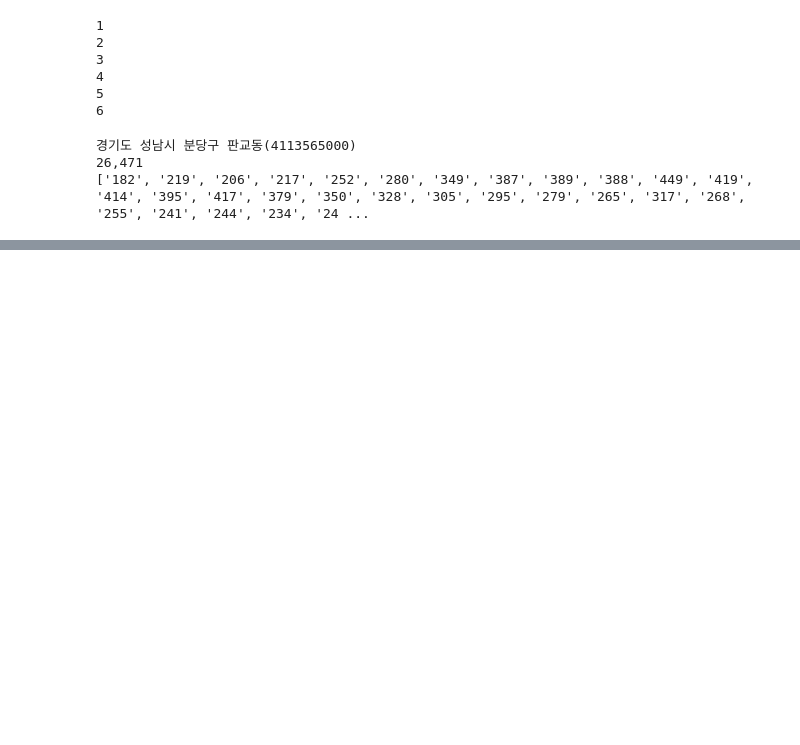
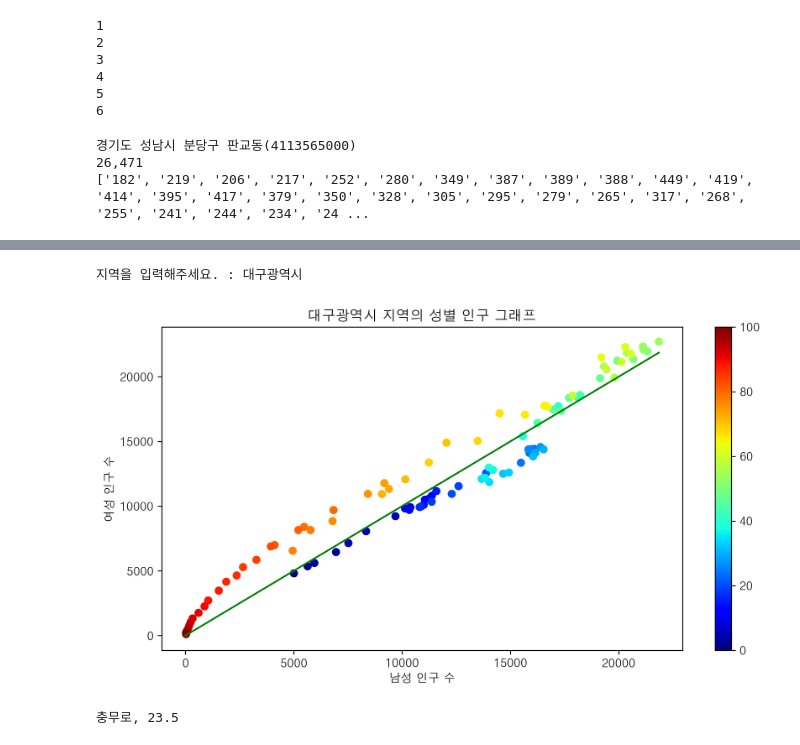
Before and after one commit to SoongMoo/hk_AI-RPA, a Jupyter notebook: python/06_data_analysis.ipynb, the cells around one changed output, grey strips where cells are left out. Cells and saved outputs as stored; diff of their text form; code cells hidden in the pictures; blank space fills up the shorter version.

```diff
--- a/python/06_data_analysis.ipynb
+++ b/python/06_data_analysis.ipynb
@@ -1261,0 +1239,61 @@ plt.show()
+# %%
+import csv
+import matplotlib.pyplot as plt
+import matplotlib as mpl
+name = input("지역을 입력해주세요. : ")
+f = open("gender.csv")
+data = csv.reader(f)
+m = []
+f = []
+for row in data:
+    if name in row[0]:
+        for idx in range(101):
+            m.append(int(row[idx + 3].replace(",","")))
+            f.append(int(row[idx + 106].replace(",","")))
+#print(m)
+#print(f)
+font_name = mpl.font_manager.FontProperties(fname="C:\Windows\Fonts\H2GTRM.TTF").get_name()
+plt.rc("font", family=font_name)
+plt.figure(figsize = (10,5), dpi=300)
+plt.title(name+' 지역의 성별 인구 그래프')
+plt.scatter(m, f , c=range(101) , cmap='jet')
+plt.colorbar()
+plt.plot(range(max(m)),range(max(m)), 'g')
+#          0, 140          0, 100      : 100/100  = 1
+plt.xlabel('남성 인구 수')
+plt.ylabel('여성 인구 수')
+plt.show()
+# %% [output]
+지역을 입력해주세요. : 대구광역시
+[figure, added]
+# %%
+import csv
+f = open("subwayfee.csv")
+data = csv.reader(f)
+#print(data)
+max_temp = 0
+rate = 0   # 비율
+subwayrow = ''
+next(data)
+for row in data:
+    #print(row)
+    '''
+    row[4] = int(row[4])
+    row[5] = int(row[5])
+    row[6] = int(row[6])
+    row[7] = int(row[7])
+    '''
+    for idx in range(4, 4+4):
+        row[idx] = int(row[idx])
+    #print(row)
+#유임승차 / 무임승차 비율의 최댓값 찾기
+    #print(row[4], row[6])
+    if row[4] != 0 and row[6] != 0:
+        rate = row[4] / row[6]
+    if rate > max_temp:
+        max_temp = rate
+        subwayrow = row[3]
+f.close()
+print(f"{subwayrow}, {max_temp}")
+# %% [output]
+충무로, 23.5
```
Also changed, not shown: parts of 50 cells of this notebook.
